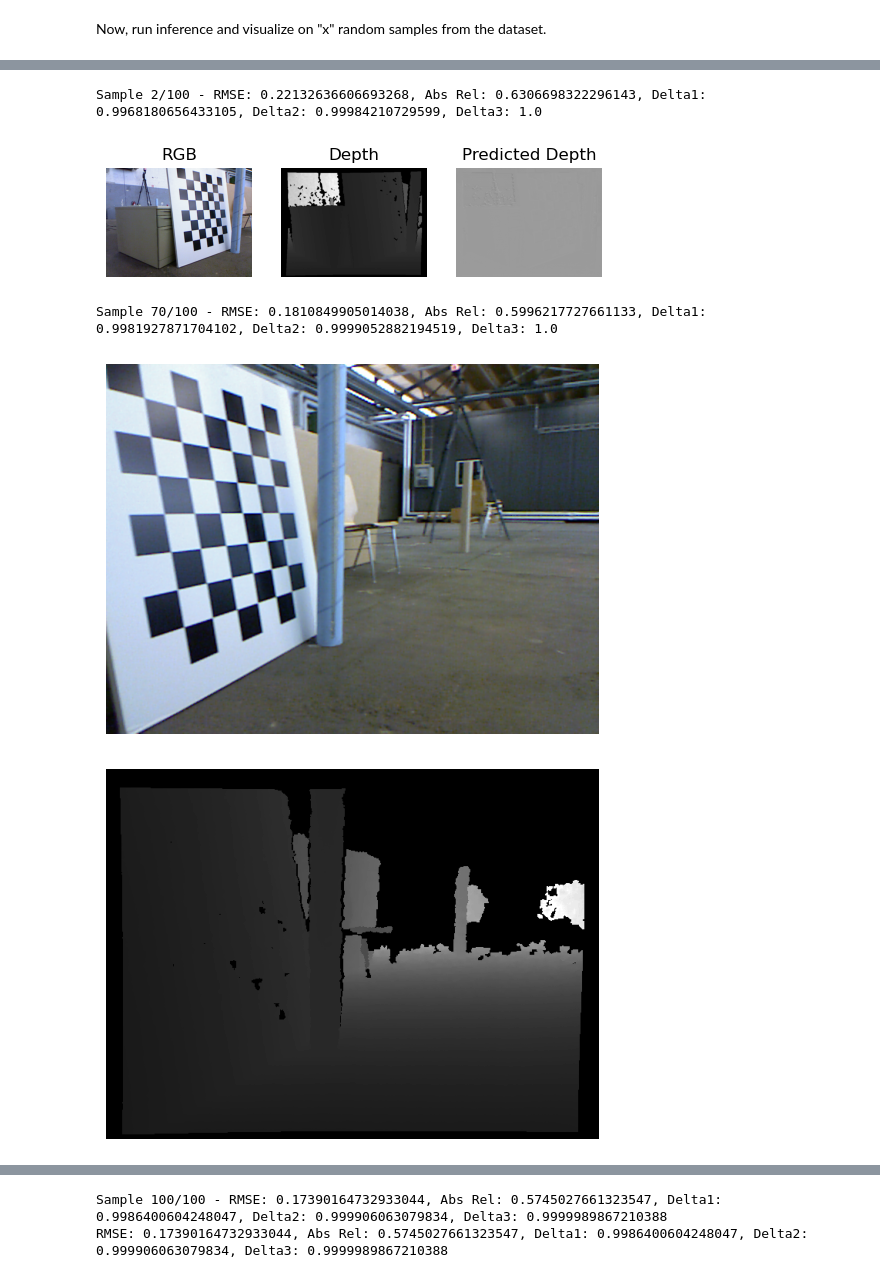
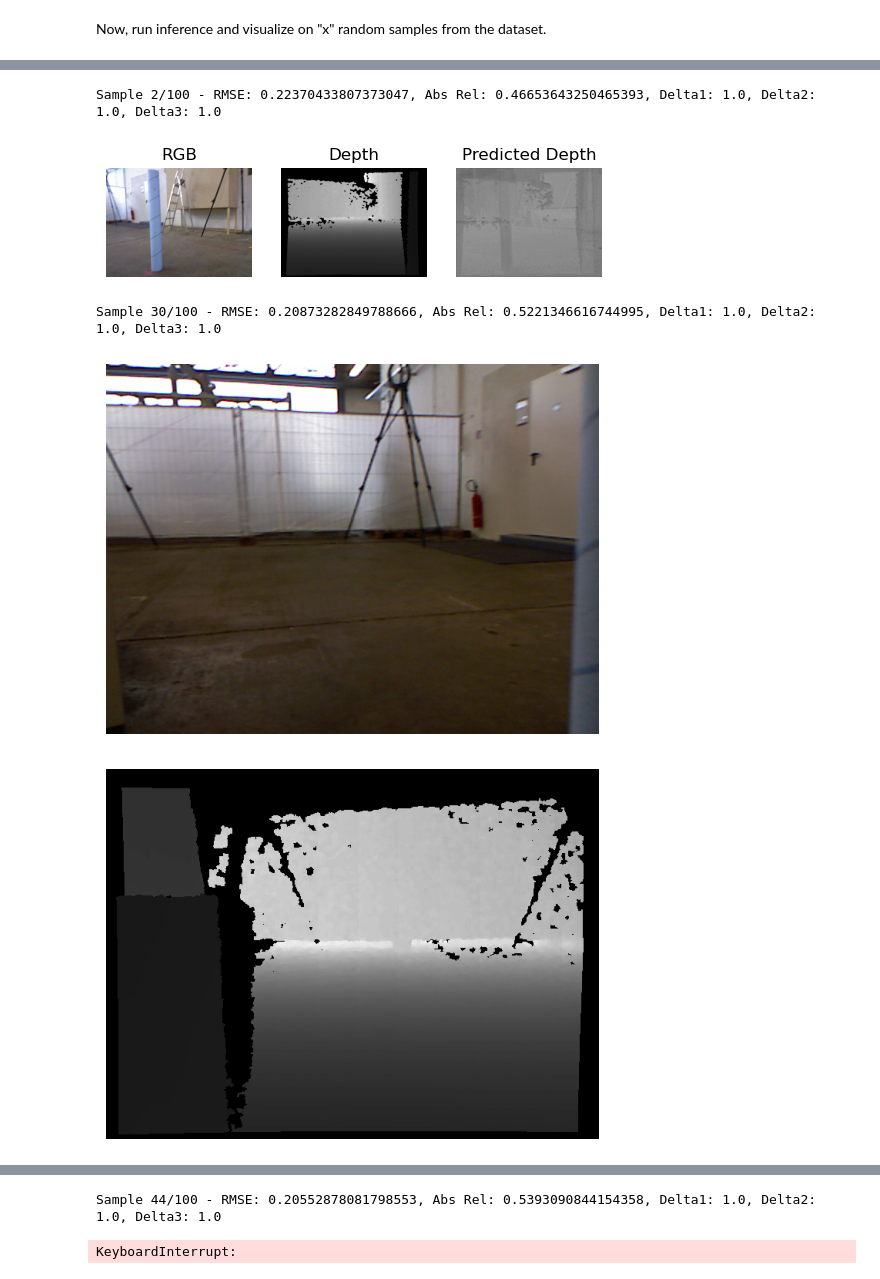
Before and after one commit to carlostojal/multitudinous, a Jupyter notebook: notebooks/quant_pretrainer_viz.ipynb, the cells around one changed output, grey strips where cells are left out. Cells and saved outputs as stored; diff of their text form; code cells hidden in the pictures.

Commit message:
update the image quantizer to work with the new datasets

```diff
--- a/notebooks/quant_pretrainer_viz.ipynb
+++ b/notebooks/quant_pretrainer_viz.ipynb
@@ -12,7 +12,7 @@ import torch
 
 ENCODER_VARIANT = "resnet50"
 PRETRAINER_VARIANT = "unet"
-ENCODER_WEIGHTS = "../resnet_q/resnet50_quantized.pth"
+ENCODER_WEIGHTS = "../resnet_unet_q/resnet50_quantized.pth"
 BATCH_SIZE = 4
 
 # build the model
@@ -56,10 +56,10 @@ from multitudinous.utils.dataset_builder import build_img_dataset
 from torch.utils.data import DataLoader
 
 # build the dataset
-dataset = build_img_dataset("tum_rgbd", "../../data/tum_rgbd1")
+_, _, test_set = build_img_dataset("tum_rgbd", "../../data/tum_rgbd1", "train", "val", "test")
 
 # create the dataloader
-dataloader = DataLoader(dataset, batch_size=BATCH_SIZE, shuffle=False, num_workers=4)
+dataloader = DataLoader(test_set, batch_size=BATCH_SIZE, shuffle=False, num_workers=4)
 # %% [markdown]
 Now, run inference and visualize on "x" random samples from the dataset.
 # %%
@@ -68,7 +68,7 @@ import torch
 from multitudinous.loss_fns import rmse, rel, delta
 
 NUM_VIZ_SAMPLES = 3
-FIXED_VIZ_SAMPLE = 70 # number of the always visualized sample
+FIXED_VIZ_SAMPLE = 30 # number of the always visualized sample
 NUM_EVAL_SAMPLES = 100
 
 visualized_count = 0
@@ -162,7 +162,7 @@ for rgb, depth in dataloader:
     del pred, rgb, depth
 
 # clean up
-del model, dataset, dataloader
+del model, test_set, dataloader
 
 # print the metrics
 print(f"\nRMSE: {rmse_total/count}, Abs Rel: {abs_rel_total/count}, Delta1: {delta1_total/count}, Delta2: {delta2_total/count}, Delta3: {delta3_total/count}")
@@ -173,5 +173,5 @@ Sample 1/100 - RMSE: 0.22123907506465912, Abs Rel: 0.6300493478775024, Delta1: 0
-Sample 2/100 - RMSE: 0.22132636606693268, Abs Rel: 0.6306698322296143, Delta1: 0.9968180656433105, Delta2: 0.99984210729599, Delta3: 1.0
+Sample 2/100 - RMSE: 0.22370433807373047, Abs Rel: 0.46653643250465393, Delta1: 1.0, Delta2: 1.0, Delta3: 1.0
-[figure, old version]
+[figure, new version]
-Sample 70/100 - RMSE: 0.1810849905014038, Abs Rel: 0.5996217727661133, Delta1: 0.9981927871704102, Delta2: 0.9999052882194519, Delta3: 1.0
+Sample 30/100 - RMSE: 0.20873282849788666, Abs Rel: 0.5221346616744995, Delta1: 1.0, Delta2: 1.0, Delta3: 1.0
-[figure, old version]
+[figure, new version]
-[figure, old version]
+[figure, new version]
@@ -179,2 +179,2 @@ Sample 70/100 - RMSE: 0.1810849905014038, Abs Rel: 0.5996217727661133, Delta1: 0
-Sample 100/100 - RMSE: 0.17390164732933044, Abs Rel: 0.5745027661323547, Delta1: 0.9986400604248047, Delta2: 0.999906063079834, Delta3: 0.9999989867210388
-RMSE: 0.17390164732933044, Abs Rel: 0.5745027661323547, Delta1: 0.9986400604248047, Delta2: 0.999906063079834, Delta3: 0.9999989867210388
+Sample 44/100 - RMSE: 0.20552878081798553, Abs Rel: 0.5393090844154358, Delta1: 1.0, Delta2: 1.0, Delta3: 1.0
+KeyboardInterrupt:
```
Also changed, not shown: parts of 2 cells of this notebook, 5 other files.
